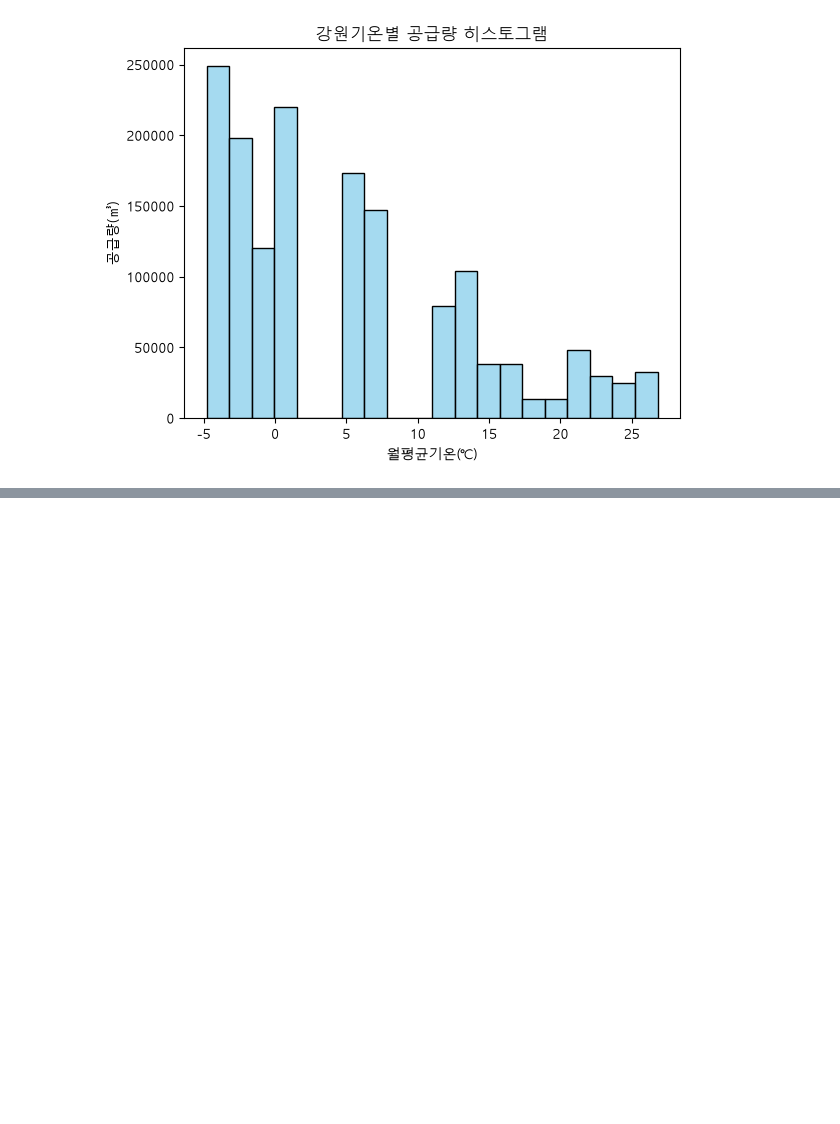
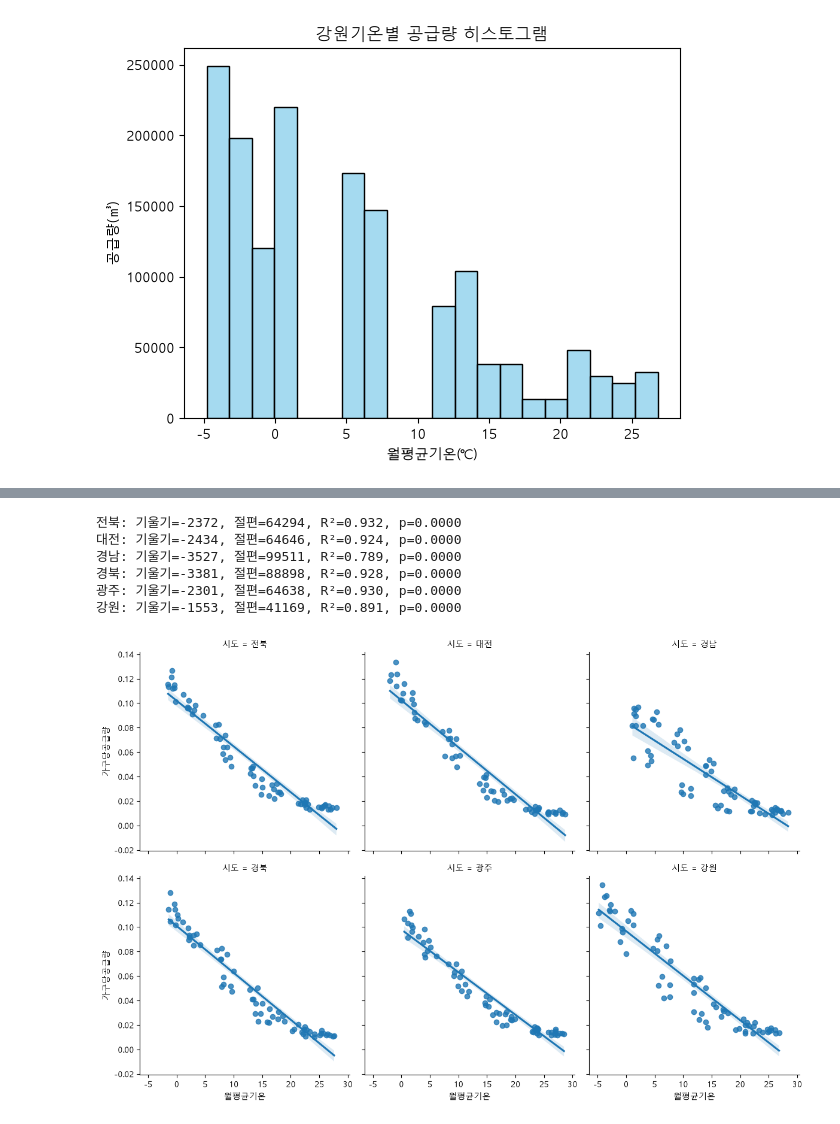
Before and after one commit to rabo1226/workspace_python, a Jupyter notebook: 머신러닝/프로젝트2/가스_인구_기온_통합_data.ipynb, the cells around one changed output, grey strips where cells are left out. Cells and saved outputs as stored; diff of their text form; code cells hidden in the pictures; blank space fills up the shorter version.

```diff
--- a/머신러닝/프로젝트2/가스_인구_기온_통합_data.ipynb
+++ b/머신러닝/프로젝트2/가스_인구_기온_통합_data.ipynb
@@ -323,0 +358,42 @@ for region in regions:
+# %%
+from scipy.stats import linregress
+
+for region in ['전북', '대전', '경남', '경북', '광주', '강원']:
+    data = filtered_df[filtered_df['시도'] == region]
+    slope, intercept, r_value, p_value, std_err = linregress(
+        data['월평균기온'], data['공급량(㎥)']
+    )
+    print(f"{region}: 기울기={slope:.0f}, 절편={intercept:.0f}, "
+          f"R²={r_value**2:.3f}, p={p_value:.4f}")
+
+#경남의 기울기로 경남의 소비량 자체가 커서 기온에 따른 변화도 크다.
+#절편 : 진짜 민감도 = 기울기/절편
+#강원	−3.77%	기온 1도↑에 기저수요 대비 3.77% 감소
+#광주	−3.56%	전북	−3.69%	경남	−3.55%	대전	−3.77%	경북	−3.80%
+# -3.56 ~ -3.80%으로 비슷한 반응정도 / 지역 규모의 차이
+# %% [output]
+전북: 기울기=-2372, 절편=64294, R²=0.932, p=0.0000
+대전: 기울기=-2434, 절편=64646, R²=0.924, p=0.0000
+경남: 기울기=-3527, 절편=99511, R²=0.789, p=0.0000
+경북: 기울기=-3381, 절편=88898, R²=0.928, p=0.0000
+광주: 기울기=-2301, 절편=64638, R²=0.930, p=0.0000
+강원: 기울기=-1553, 절편=41169, R²=0.891, p=0.0000
+# %%
+# 가구당 공급량 컬럼 추가
+filtered_df['가구당공급량'] = filtered_df['공급량(㎥)'] / filtered_df['가구수(개)']
+
+# 가구당 공급량으로 lmplot 다시 그리기
+sns.lmplot(
+    x='월평균기온',
+    y='가구당공급량',
+    col='시도',
+    data=filtered_df,
+    col_wrap=3,
+    height=4,
+    col_order=['전북', '대전', '경남', '경북', '광주', '강원']
+)
+plt.show()
+
+#경남의 편자는 큰 편 => 지역의 특성(창원, 김해, 양산, 통영 등 대표기온으로 삼아서 측정하기에는 지역적 편차가 존재할 수 있음을 알 수 있다.)
+# %% [output]
+[figure, added]
```
Also changed, not shown: parts of 15 cells of this notebook, 3 other files.
